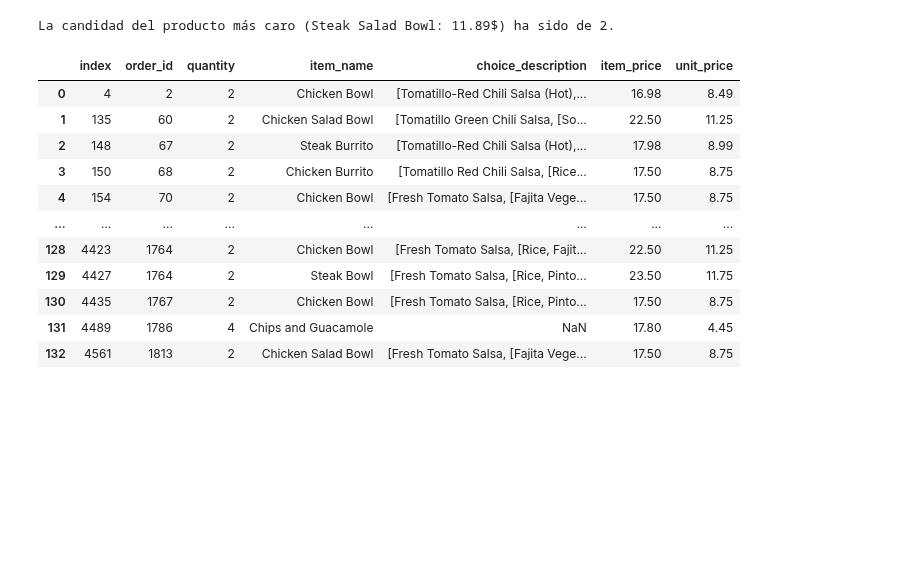
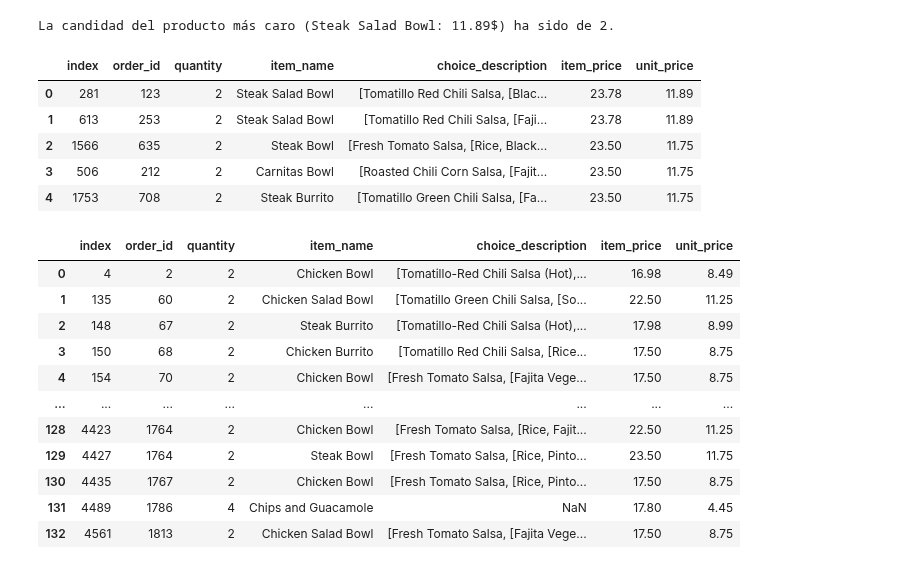
Before and after one commit to alexadodu/2026-10-BILBAO-FT-Data-Science, a Jupyter notebook: 2-Data_Analysis/2-Pandas/Practica/1-Chipotle/Chipotle_alexa.ipynb, the cells around one changed output. Cells and saved outputs as stored; diff of their text form; code cells hidden in the pictures; blank space fills up the shorter version.

```diff
--- a/2-Data_Analysis/2-Pandas/Practica/1-Chipotle/Chipotle_alexa.ipynb
+++ b/2-Data_Analysis/2-Pandas/Practica/1-Chipotle/Chipotle_alexa.ipynb
@@ -131,6 +122,2 @@ El número de pedidos donde se ha comprado un mismo producto de más de 10$ es d
 # %% [markdown]
 ### Step 5. What is the price of each item and name it unit_price. Get only item_name and unit_price
-# %%
-productos_mas_de_10["unit_price"] = productos_mas_de_10["item_price"]/productos_mas_de_10["quantity"]
-extraccion= productos_mas_de_10[["item_name", "unit_price"]]
-extraccion
@@ -174,4 +181,13 @@ productos_mas_de_10_sorted = productos_mas_de_10.sort_values(by="unit_price", as
 print(f"La candidad del producto más caro ({productos_mas_de_10_sorted["item_name"].loc[0]}: {productos_mas_de_10_sorted["unit_price"].loc[0]}$) ha sido de {productos_mas_de_10_sorted["quantity"].loc[0]}.")
 # %% [output]
 La candidad del producto más caro (Steak Salad Bowl: 11.89$) ha sido de 2.
+# %%
+productos_mas_de_10_sorted.head()
+# %% [output]
+|  | index | order_id | quantity | item_name | choice_description | item_price | unit_price |
+| 0 | 281 | 123 | 2 | Steak Salad Bowl | [Tomatillo Red Chili Salsa, [Blac... | 23.78 | 11.89 |
+| 1 | 613 | 253 | 2 | Steak Salad Bowl | [Tomatillo Red Chili Salsa, [Faji... | 23.78 | 11.89 |
+| 2 | 1566 | 635 | 2 | Steak Bowl | [Fresh Tomato Salsa, [Rice, Black... | 23.50 | 11.75 |
+| 3 | 506 | 212 | 2 | Carnitas Bowl | [Roasted Chili Corn Salsa, [Fajit... | 23.50 | 11.75 |
+| 4 | 1753 | 708 | 2 | Steak Burrito | [Tomatillo Green Chili Salsa, [Fa... | 23.50 | 11.75 |
 # %%
```
Also changed, not shown: parts of 21 cells of this notebook, 7 other files.
